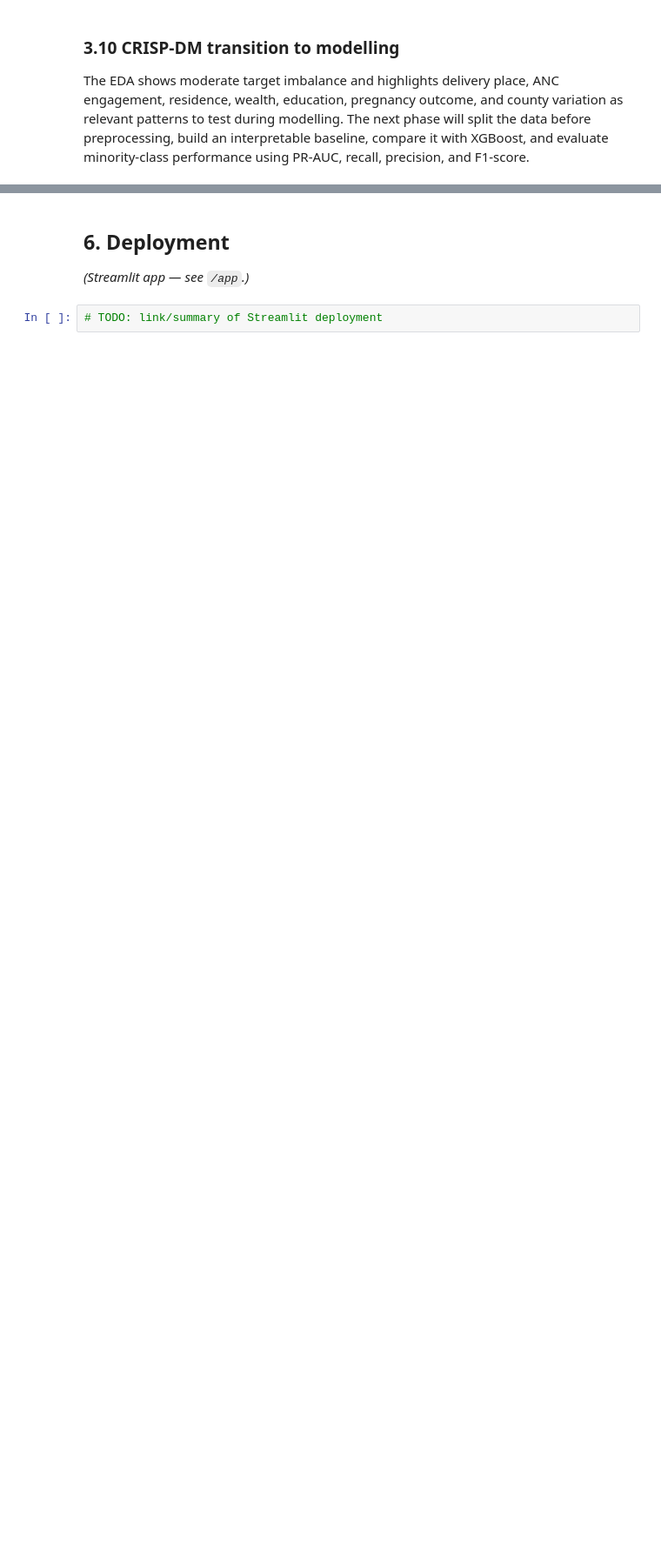
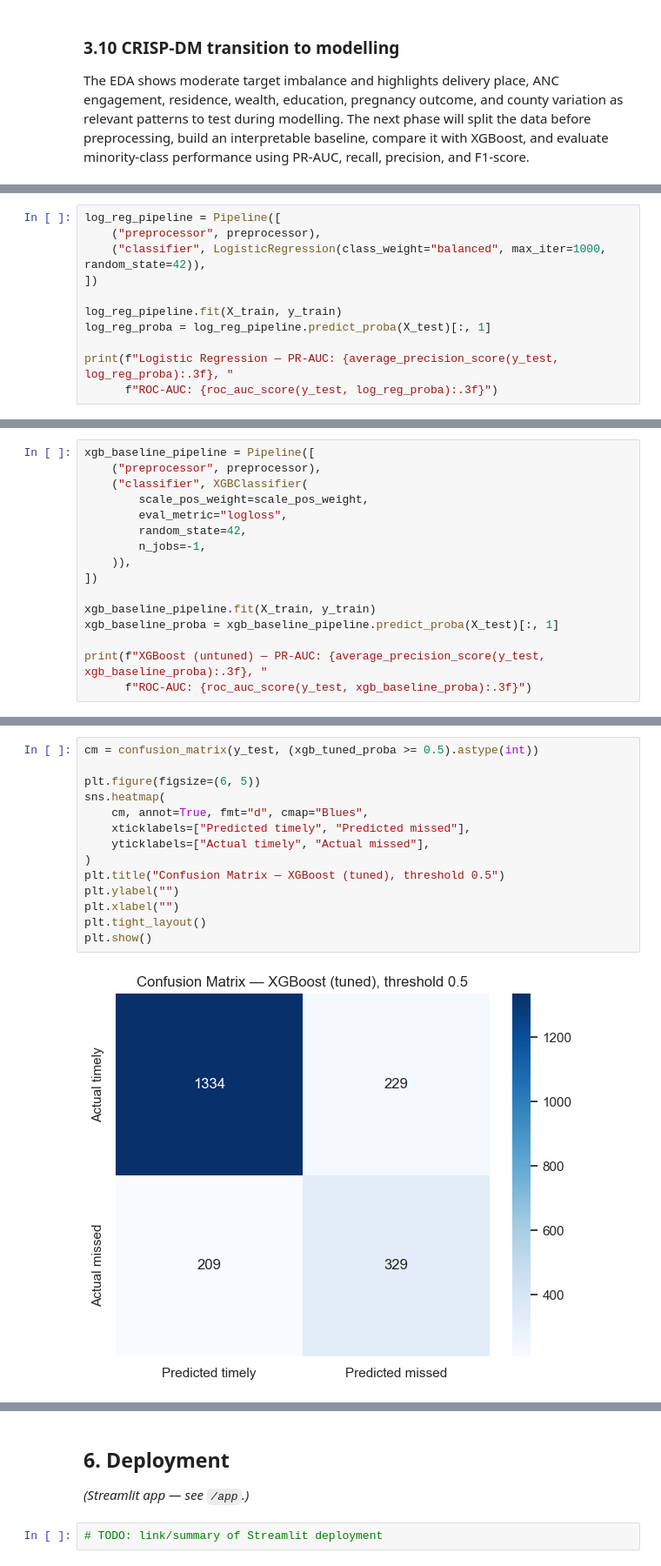
Before and after one commit to dr-baridiminer/Maternal_Health_PNC_Risk_Stratification_Capstone, a Jupyter notebook: notebooks/00_full_project.ipynb, the cells around one changed output, grey strips where cells are left out. Shown at 87% size. Saved outputs shown, nothing was run; the diff lists cells and outputs as text; blank space fills up the shorter version.

```diff
--- a/notebooks/00_full_project.ipynb
+++ b/notebooks/00_full_project.ipynb
@@ -1187,0 +1277,11 @@ The EDA shows moderate target imbalance and highlights delivery place, ANC engag
+# %%
+log_reg_pipeline = Pipeline([
+    ("preprocessor", preprocessor),
+    ("classifier", LogisticRegression(class_weight="balanced", max_iter=1000, random_state=42)),
+])
+
+log_reg_pipeline.fit(X_train, y_train)
+log_reg_proba = log_reg_pipeline.predict_proba(X_test)[:, 1]
+
+print(f"Logistic Regression — PR-AUC: {average_precision_score(y_test, log_reg_proba):.3f}, "
+      f"ROC-AUC: {roc_auc_score(y_test, log_reg_proba):.3f}")
@@ -1187,0 +1294,16 @@ The EDA shows moderate target imbalance and highlights delivery place, ANC engag
+# %%
+xgb_baseline_pipeline = Pipeline([
+    ("preprocessor", preprocessor),
+    ("classifier", XGBClassifier(
+        scale_pos_weight=scale_pos_weight,
+        eval_metric="logloss",
+        random_state=42,
+        n_jobs=-1,
+    )),
+])
+
+xgb_baseline_pipeline.fit(X_train, y_train)
+xgb_baseline_proba = xgb_baseline_pipeline.predict_proba(X_test)[:, 1]
+
+print(f"XGBoost (untuned) — PR-AUC: {average_precision_score(y_test, xgb_baseline_proba):.3f}, "
+      f"ROC-AUC: {roc_auc_score(y_test, xgb_baseline_proba):.3f}")
@@ -1193,0 +1463,16 @@ The EDA shows moderate target imbalance and highlights delivery place, ANC engag
+# %%
+cm = confusion_matrix(y_test, (xgb_tuned_proba >= 0.5).astype(int))
+
+plt.figure(figsize=(6, 5))
+sns.heatmap(
+    cm, annot=True, fmt="d", cmap="Blues",
+    xticklabels=["Predicted timely", "Predicted missed"],
+    yticklabels=["Actual timely", "Actual missed"],
+)
+plt.title("Confusion Matrix — XGBoost (tuned), threshold 0.5")
+plt.ylabel("")
+plt.xlabel("")
+plt.tight_layout()
+plt.show()
+# %% [output]
+[figure, added]
```
Also changed, not shown: parts of 34 cells of this notebook.
